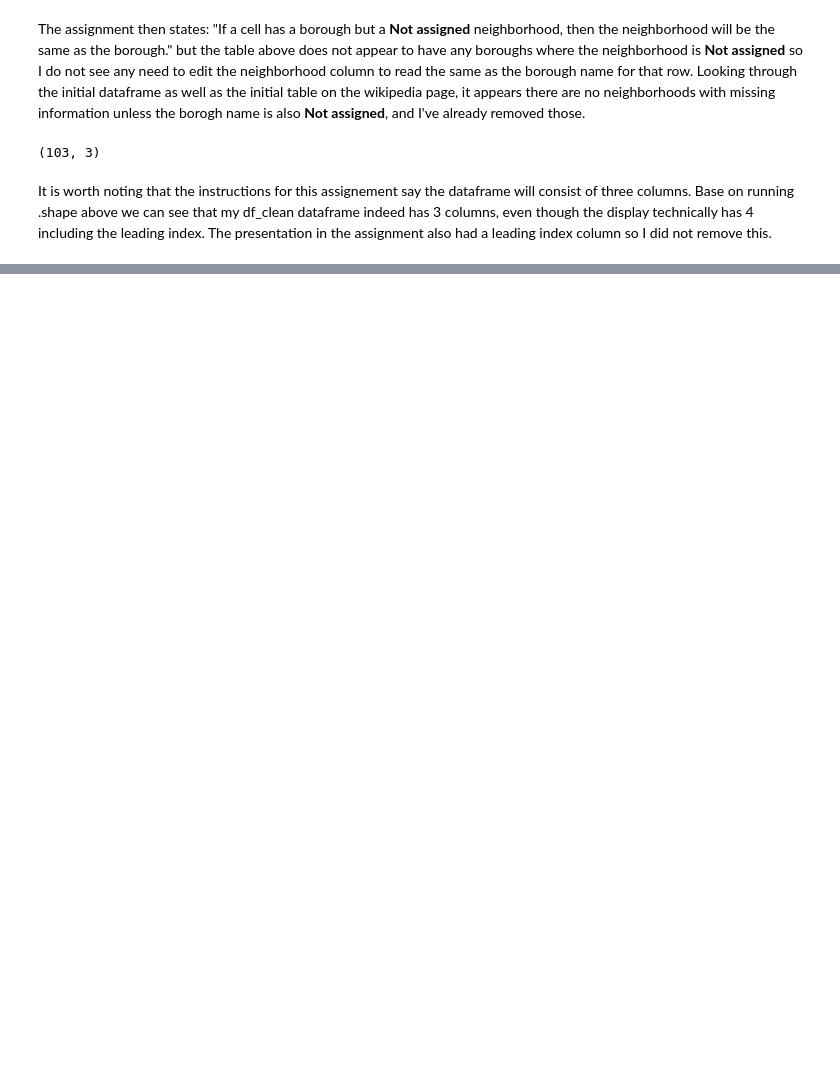
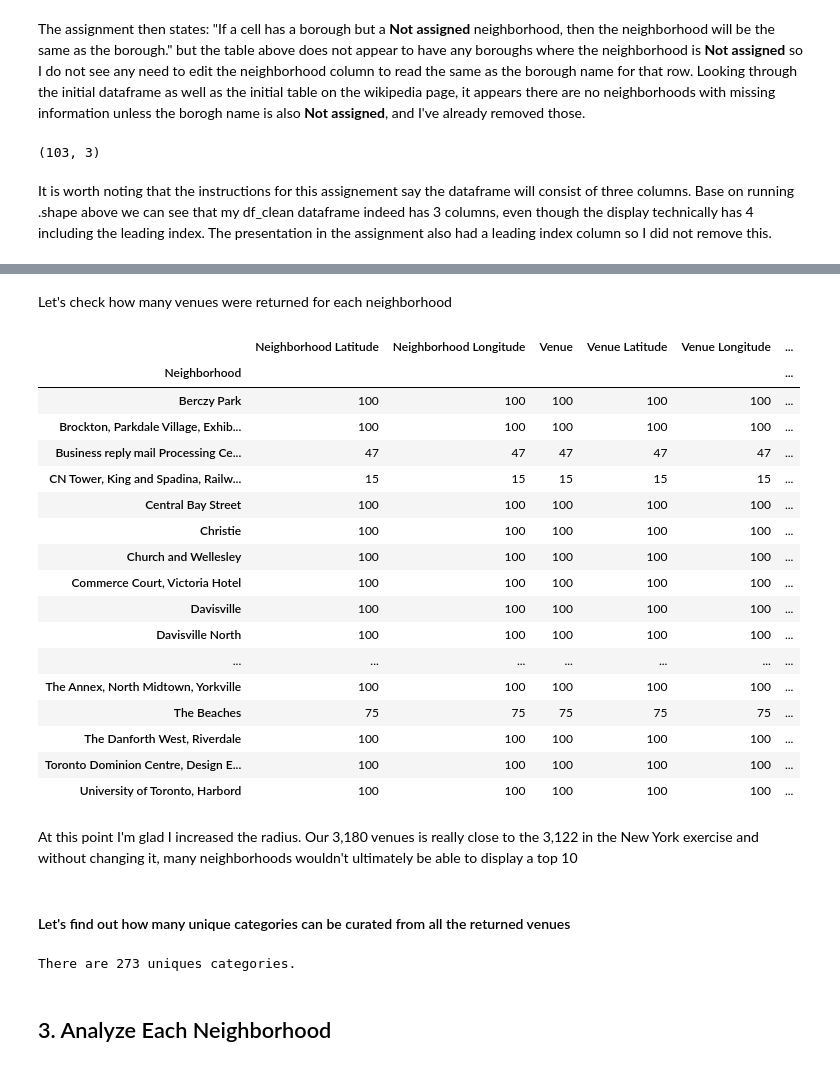
Before and after one commit to lkrokowski/Coursera_Capstone, a Jupyter notebook: Applied Data Science Capstone - Week 3.ipynb, the cells around one changed output, grey strips where cells are left out. Drawn from its saved outputs; the diff is of its cells as text; code cells hidden in the pictures; blank space fills up the shorter version.

```diff
--- a/Applied Data Science Capstone - Week 3.ipynb
+++ b/Applied Data Science Capstone - Week 3.ipynb
@@ -61,0 +487,12 @@ It is worth noting that the instructions for this assignement say the dataframe
+# %%
+# function that extracts the category of the venue
+def get_category_type(row):
+    try:
+        categories_list = row['categories']
+    except:
+        categories_list = row['venue.categories']
+
+    if len(categories_list) == 0:
+        return None
+    else:
+        return categories_list[0]['name']
@@ -61,0 +619,33 @@ It is worth noting that the instructions for this assignement say the dataframe
+# %% [markdown]
+Let's check how many venues were returned for each neighborhood
+# %%
+Toronto_venues.groupby('Neighborhood').count()
+# %% [output]
+|  | Neighborhood Latitude | Neighborhood Longitude | Venue | Venue Latitude | Venue Longitude | ... |
+| Neighborhood |  |  |  |  |  | ... |
+| Berczy Park | 100 | 100 | 100 | 100 | 100 | ... |
+| Brockton, Parkdale Village, Exhib... | 100 | 100 | 100 | 100 | 100 | ... |
+| Business reply mail Processing Ce... | 47 | 47 | 47 | 47 | 47 | ... |
+| CN Tower, King and Spadina, Railw... | 15 | 15 | 15 | 15 | 15 | ... |
+| Central Bay Street | 100 | 100 | 100 | 100 | 100 | ... |
+| Christie | 100 | 100 | 100 | 100 | 100 | ... |
+| Church and Wellesley | 100 | 100 | 100 | 100 | 100 | ... |
+| Commerce Court, Victoria Hotel | 100 | 100 | 100 | 100 | 100 | ... |
+| Davisville | 100 | 100 | 100 | 100 | 100 | ... |
+| Davisville North | 100 | 100 | 100 | 100 | 100 | ... |
+| ... | ... | ... | ... | ... | ... | ... |
+| The Annex, North Midtown, Yorkville | 100 | 100 | 100 | 100 | 100 | ... |
+| The Beaches | 75 | 75 | 75 | 75 | 75 | ... |
+| The Danforth West, Riverdale | 100 | 100 | 100 | 100 | 100 | ... |
+| Toronto Dominion Centre, Design E... | 100 | 100 | 100 | 100 | 100 | ... |
+| University of Toronto, Harbord | 100 | 100 | 100 | 100 | 100 | ... |
+# %% [markdown]
+At this point I'm glad I increased the radius. Our 3,180 venues is really close to the 3,122 in the New York exercise and without changing it, many neighborhoods wouldn't ultimately be able to display a top 10
+# %% [markdown]
+#### Let's find out how many unique categories can be curated from all the returned venues
+# %%
+print('There are {} uniques categories.'.format(len(Toronto_venues['Venue Category'].unique())))
+# %% [output]
+There are 273 uniques categories.
+# %% [markdown]
+## 3. Analyze Each Neighborhood
```
Also changed, not shown: parts of 99 cells of this notebook.
